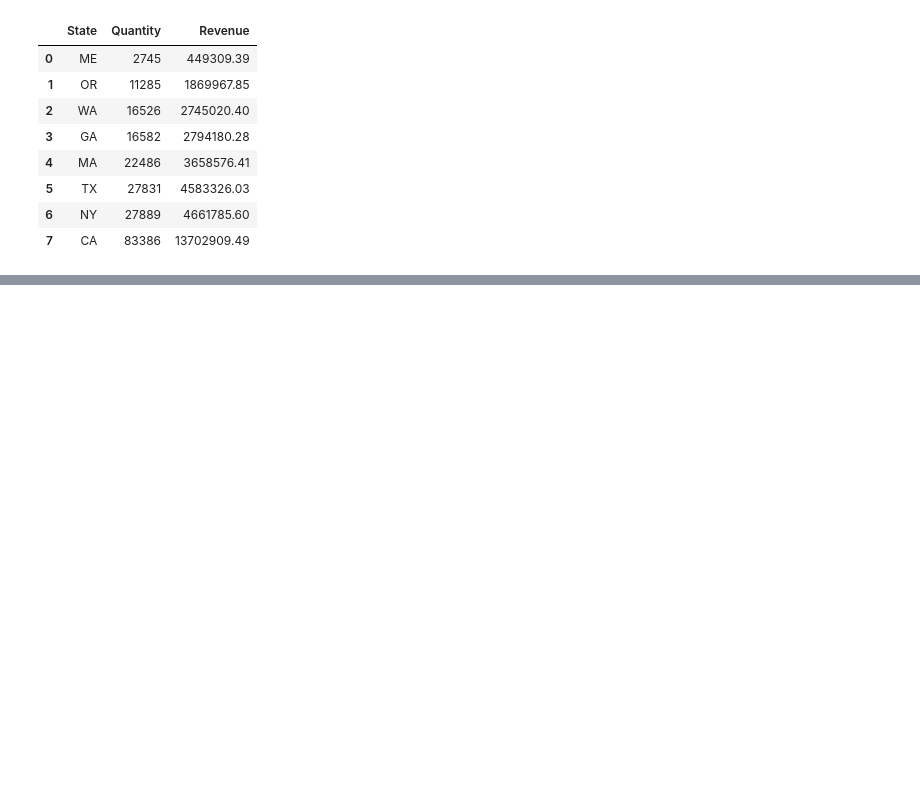
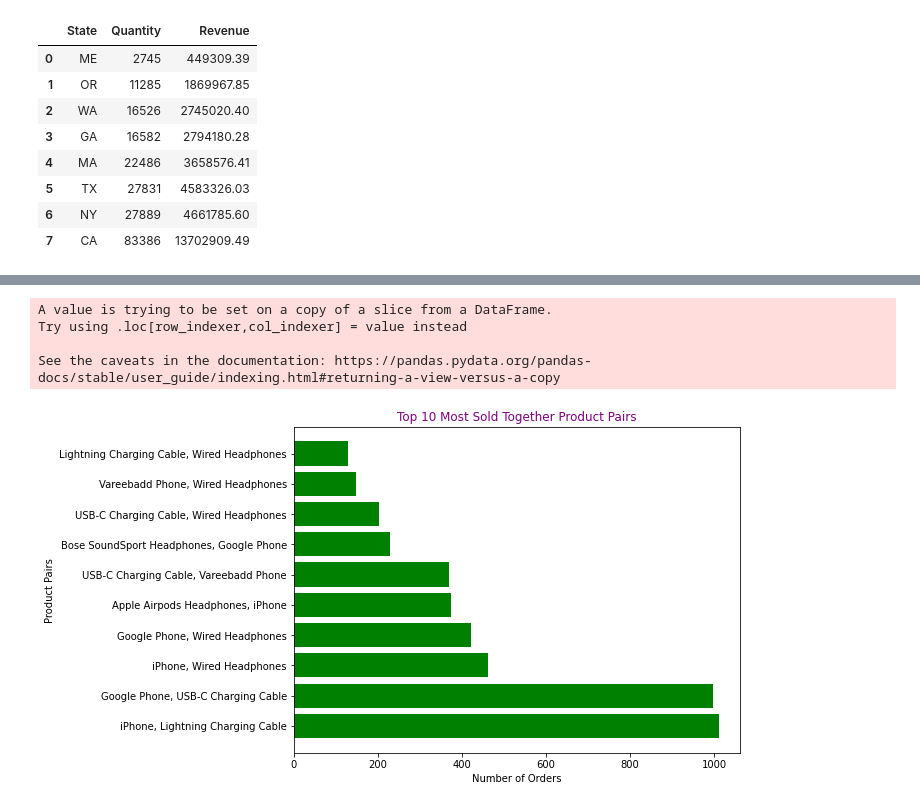
Before and after one commit to adunoluwa1/Product-Sales-Analysis, a Jupyter notebook: Sales_Data_Analysis.ipynb, the cells around one changed output, grey strips where cells are left out. Cells and saved outputs as stored; diff of their text form; code cells hidden in the pictures; blank space fills up the shorter version.

```diff
--- a/Sales_Data_Analysis.ipynb
+++ b/Sales_Data_Analysis.ipynb
@@ -173,3 +190,46 @@ FixedFormatter should only be used together with FixedLocator
+# %%
+from itertools import combinations
+from collections import Counter
+
+# drop it using duplicated() funct
+data = df[df['Order_ID'].duplicated(keep=False)]
+
+# create a new column
+data['Grouped'] = df.groupby('Order_ID')['Product'].transform(lambda x: ','.join(x))
+
+# Create a new DataFrame with unique Order IDs and grouped products
+data = data[['Order_ID', 'Grouped']].drop_duplicates()
+
+# create a new variable for Counter
+count = Counter()
+
+# make a for loop
+for row in data['Grouped']:
+    row_list = row.split(',')
+    count.update(Counter(combinations(row_list, 2)))
+
+# # and make another for loop
+# for key, value in count.most_common(10):
+#     print(key, value)
+
+# Create a bar chart of the top 10 most commonly sold together products
+top_items = count.most_common(10)
+item_pairs = [', '.join(pair) for pair, count in top_items]
+item_counts = [count for pair, count in top_items]
+
+fig, ax = plt.subplots(figsize=(8, 6))
+ax.barh(item_pairs, item_counts, color='g')
+ax.set_xlabel('Number of Orders')
+ax.set_ylabel('Product Pairs')
+ax.set_title('Top 10 Most Sold Together Product Pairs', color='purple')
+
+plt.show()
+# %% [output]
+A value is trying to be set on a copy of a slice from a DataFrame.
+Try using .loc[row_indexer,col_indexer] = value instead
+
+See the caveats in the documentation: https://pandas.pydata.org/pandas-docs/stable/user_guide/indexing.html#returning-a-view-versus-a-copy
+[figure, added]
 # %%
 def probability(product, data):
     try:
```
Also changed, not shown: parts of 5 cells of this notebook.
